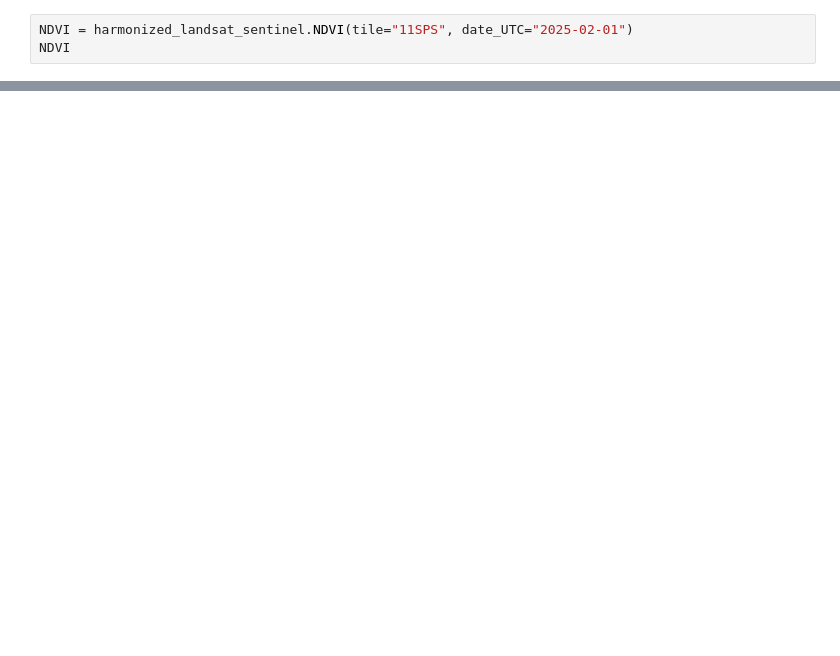
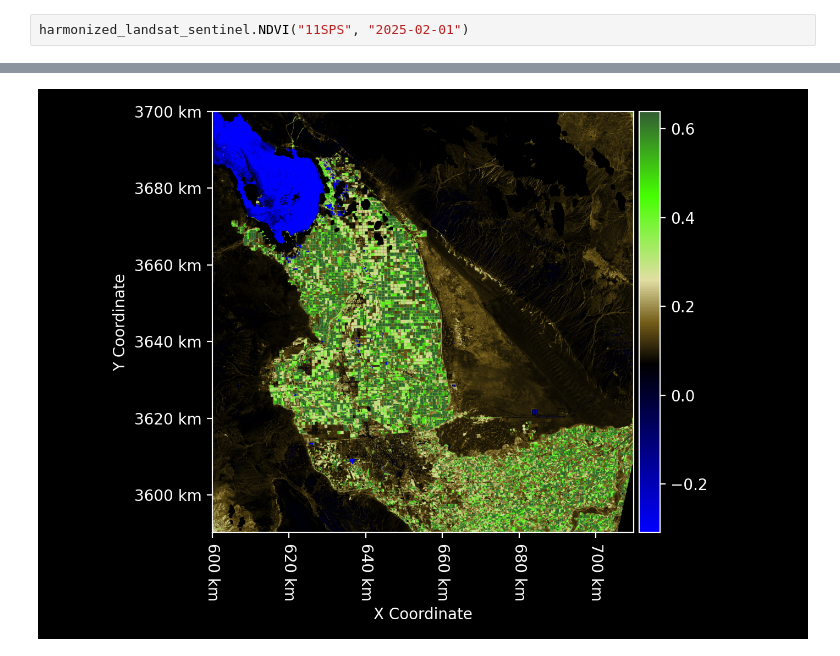
Before and after one commit to STARS-Data-Fusion/harmonized-landsat-sentinel, a Jupyter notebook: Retrieving HLS surface reflectance.ipynb, the cells around one changed output, grey strips where cells are left out. Cells and saved outputs as stored; diff of their text form; blank space fills up the shorter version.

```diff
--- a/Retrieving HLS surface reflectance.ipynb
+++ b/Retrieving HLS surface reflectance.ipynb
@@ -8,4 +8,3 @@ from harmonized_landsat_sentinel import harmonized_landsat_sentinel
 # %%
-NDVI = harmonized_landsat_sentinel.NDVI(tile="11SPS", date_UTC="2025-02-01")
-NDVI
+harmonized_landsat_sentinel.NDVI("11SPS", "2025-02-01")
 # %% [output]
@@ -12,0 +30 @@ AttributeError: 'HLS2EarthAccessConnection' object has no attribute 'product_fil
+[figure, added]
```
Also changed, not shown: parts of 2 cells of this notebook, 2 other files.
